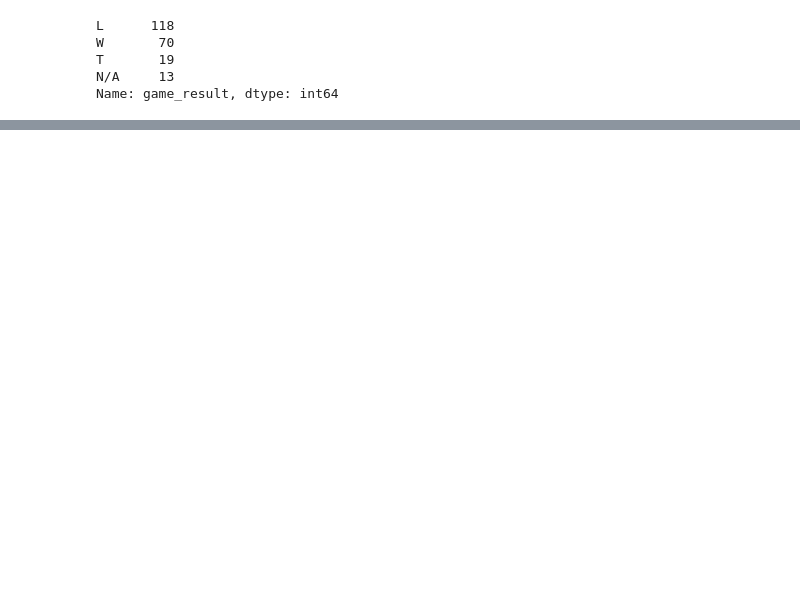
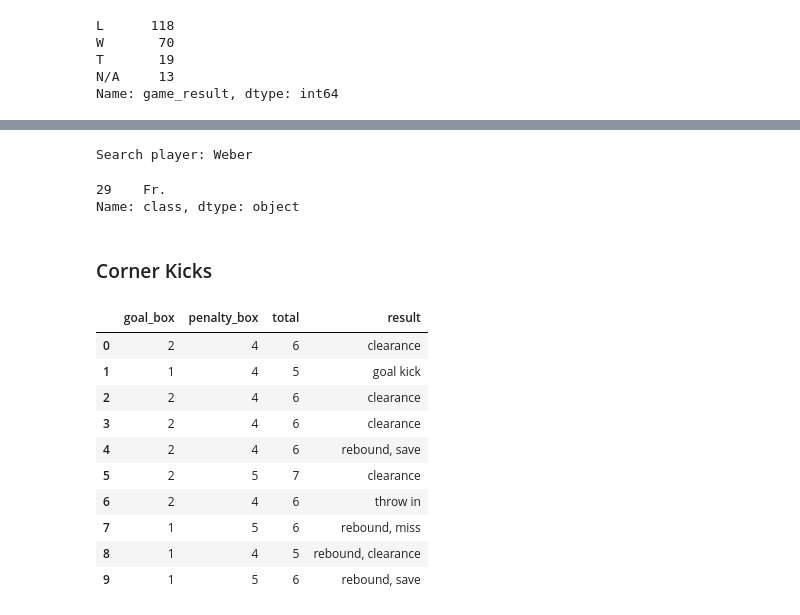
Before and after one commit to gcdean38/MSM_python, a Jupyter notebook: kcou/w_soccer/w_soc_vs_indiana_st.ipynb, the cells around one changed output, grey strips where cells are left out. Saved outputs shown, nothing was run; the diff lists cells and outputs as text; code cells hidden in the pictures; blank space fills up the shorter version.

```diff
--- a/kcou/w_soccer/w_soc_vs_indiana_st.ipynb
+++ b/kcou/w_soccer/w_soc_vs_indiana_st.ipynb
@@ -128,0 +323,34 @@ pd.crosstab(index = isu_hist_schedule['game_day_of_week'], columns = isu_hist_sc
+# %%
+neb_player = str(input("Search player: "))
+nebraska_roster.loc[nebraska_roster['last_name'] == neb_player, 'class']
+# %% [output]
+Search player: Weber
+29    Fr.
+Name: class, dtype: object
+# %% [markdown]
+### Corner Kicks
+# %%
+goal_box_list = [2,1,2,2,2,2,2,1,1,1]
+penalty_box_list = [4,4,4,4,4,5,4,5,4,5]
+result_list = ['clearance','goal kick','clearance', 'clearance','rebound, save','clearance','throw in','rebound, miss','rebound, clearance','rebound, save']
+# %%
+corner_kicks = pd.DataFrame()
+# %%
+corner_kicks['goal_box'] = goal_box_list
+corner_kicks['penalty_box'] = penalty_box_list
+corner_kicks['total'] = corner_kicks['goal_box'] + corner_kicks['penalty_box']
+corner_kicks['result'] = result_list
+# %%
+corner_kicks
+# %% [output]
+|  | goal_box | penalty_box | total | result |
+| 0 | 2 | 4 | 6 | clearance |
+| 1 | 1 | 4 | 5 | goal kick |
+| 2 | 2 | 4 | 6 | clearance |
+| 3 | 2 | 4 | 6 | clearance |
+| 4 | 2 | 4 | 6 | rebound, save |
+| 5 | 2 | 5 | 7 | clearance |
+| 6 | 2 | 4 | 6 | throw in |
+| 7 | 1 | 5 | 6 | rebound, miss |
+| 8 | 1 | 4 | 5 | rebound, clearance |
+| 9 | 1 | 5 | 6 | rebound, save |
```
Also changed, not shown: parts of 66 cells of this notebook, 3 other files.
